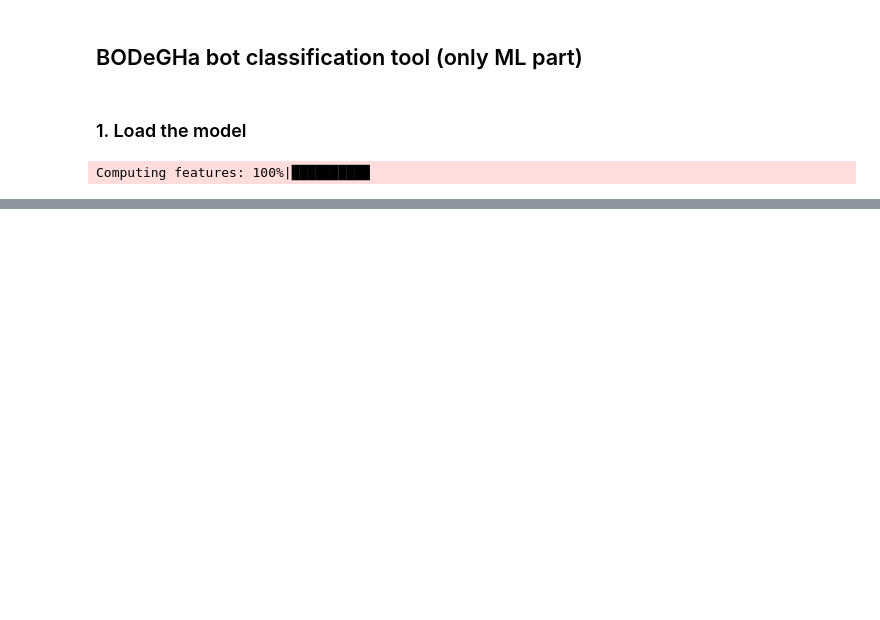
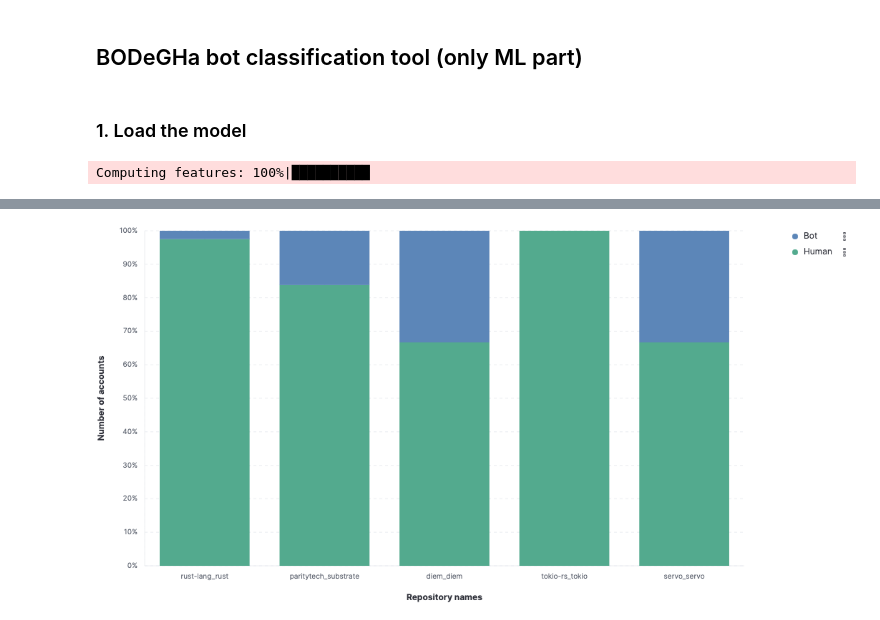
Before and after one commit to pooya-rostami/Hackathon-21, a Jupyter notebook: Code/MSR2022.ipynb, the cells around one changed output, grey strips where cells are left out. Cells and saved outputs as stored; diff of their text form; code cells hidden in the pictures; blank space fills up the shorter version.

```diff
--- a/Code/MSR2022.ipynb
+++ b/Code/MSR2022.ipynb
@@ -223,0 +245,4 @@ display(result)
+# %%
+display.Image("WithBots.png")
+# %% [output]
+[figure, added]
```
Also changed, not shown: parts of 14 cells of this notebook.
